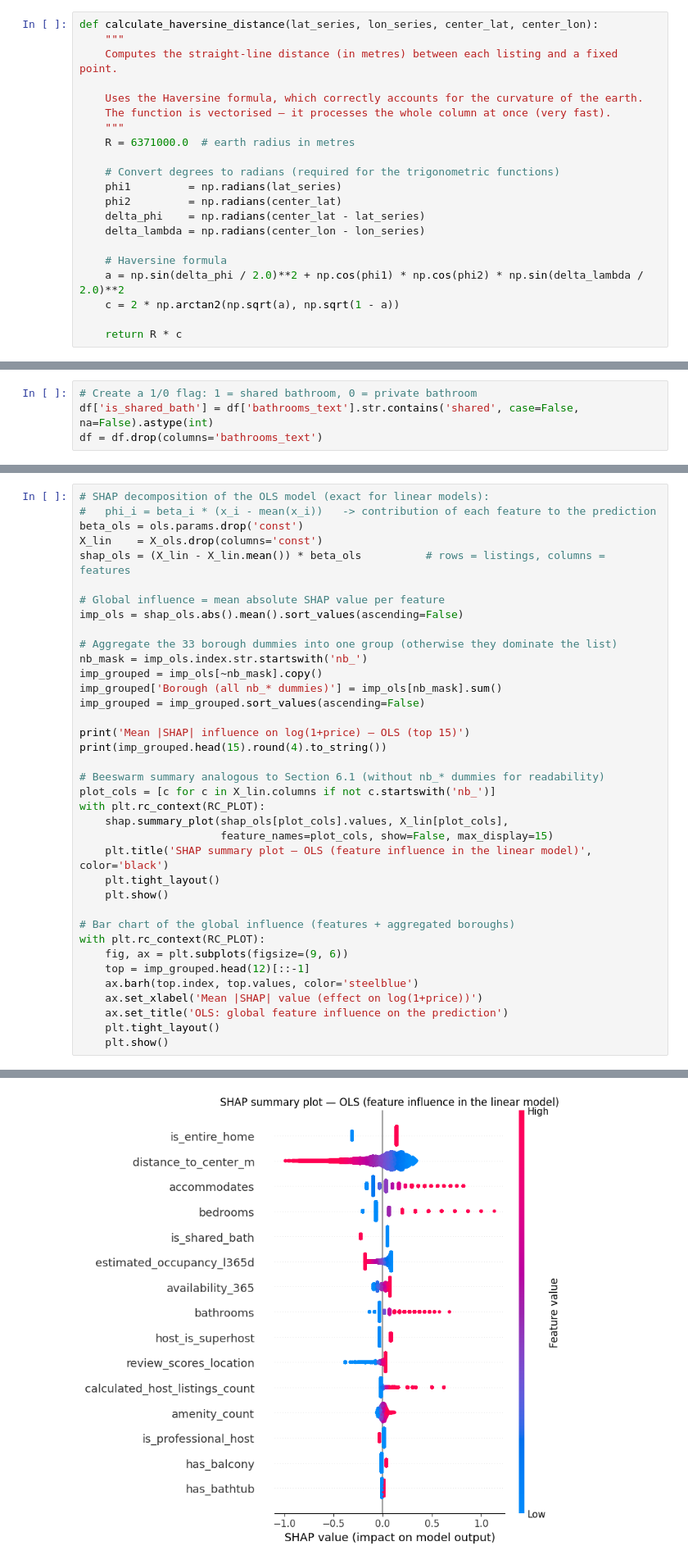
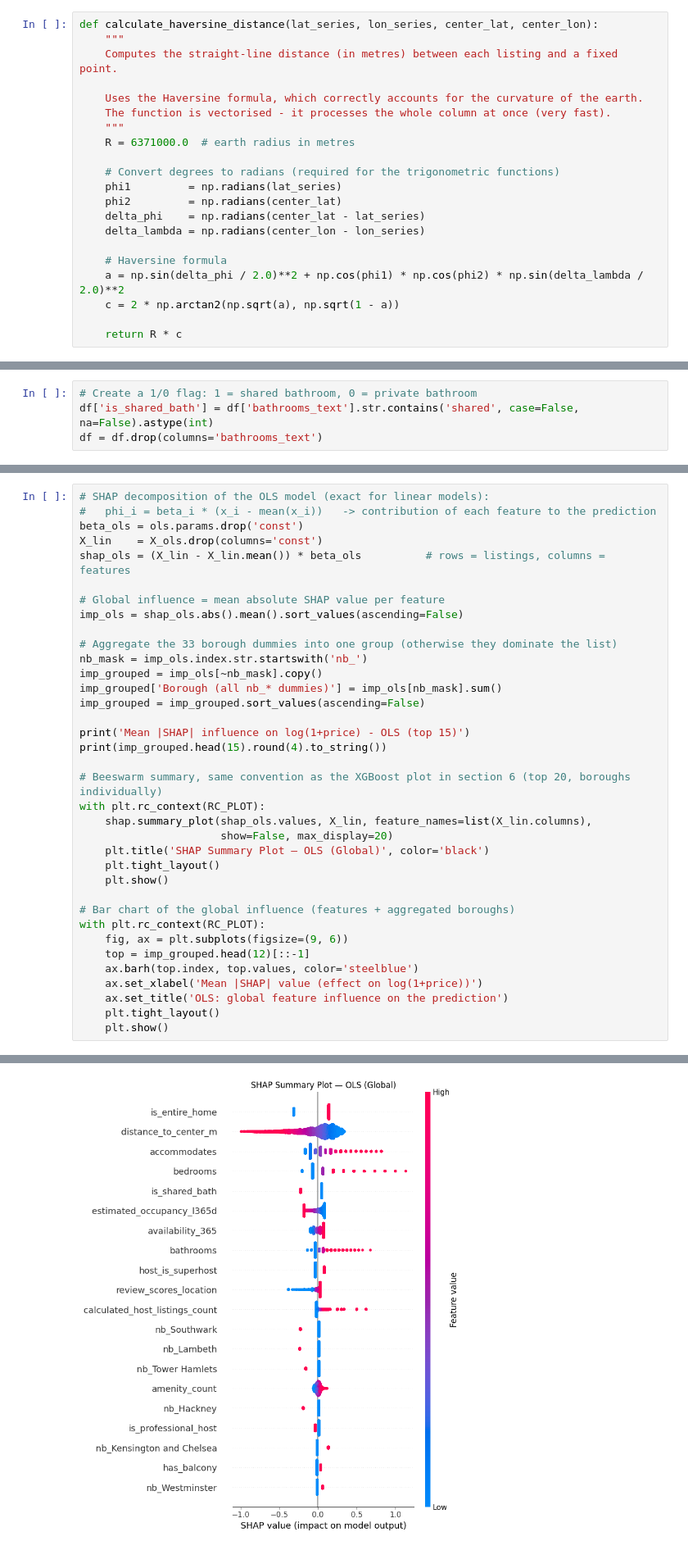
Before and after one commit to pa19duxu/AirbnbPrices, a Jupyter notebook: Code/Combined_Analysis.ipynb, the cells around one changed output, grey strips where cells are left out. Shown at 82% size. Drawn from its saved outputs; the diff is of its cells as text.

```diff
--- a/Code/Combined_Analysis.ipynb
+++ b/Code/Combined_Analysis.ipynb
@@ -153,7 +153,7 @@ def calculate_haversine_distance(lat_series, lon_series, center_lat, center_lon)
     Computes the straight-line distance (in metres) between each listing and a fixed point.
 
     Uses the Haversine formula, which correctly accounts for the curvature of the earth.
-    The function is vectorised — it processes the whole column at once (very fast).
+    The function is vectorised - it processes the whole column at once (very fast).
     """
     R = 6371000.0  # earth radius in metres
 
@@ -662,15 +662,14 @@ imp_grouped = imp_ols[~nb_mask].copy()
 imp_grouped['Borough (all nb_* dummies)'] = imp_ols[nb_mask].sum()
 imp_grouped = imp_grouped.sort_values(ascending=False)
 
-print('Mean |SHAP| influence on log(1+price) — OLS (top 15)')
+print('Mean |SHAP| influence on log(1+price) - OLS (top 15)')
 print(imp_grouped.head(15).round(4).to_string())
 
-# Beeswarm summary analogous to Section 6.1 (without nb_* dummies for readability)
-plot_cols = [c for c in X_lin.columns if not c.startswith('nb_')]
+# Beeswarm summary, same convention as the XGBoost plot in section 6 (top 20, boroughs individually)
 with plt.rc_context(RC_PLOT):
-    shap.summary_plot(shap_ols[plot_cols].values, X_lin[plot_cols],
-                      feature_names=plot_cols, show=False, max_display=15)
-    plt.title('SHAP summary plot — OLS (feature influence in the linear model)', color='black')
+    shap.summary_plot(shap_ols.values, X_lin, feature_names=list(X_lin.columns),
+                      show=False, max_display=20)
+    plt.title('SHAP Summary Plot — OLS (Global)', color='black')
     plt.tight_layout()
     plt.show()
 
@@ -688,19 +687,19 @@ Mean |SHAP| influence on log(1+price) — OLS (top 15)
 Borough (all nb_* dummies)        0.2508
 is_entire_home                    0.1935
 distance_to_center_m              0.1777
 accommodates                      0.1096
 bedrooms                          0.0982
 is_shared_bath                    0.0790
 estimated_occupancy_l365d         0.0737
 availability_365                  0.0492
 bathrooms                         0.0478
 host_is_superhost                 0.0472
 review_scores_location            0.0257
 calculated_host_listings_count    0.0253
 amenity_count                     0.0216
 is_professional_host              0.0197
 has_balcony                       0.0182
-[figure, old version]
+[figure, new version]
 [figure]
 # %% [markdown]
 ### 4.2 Decomposing the amenity effect
```
Also changed, not shown: parts of 40 cells of this notebook, 1 other file.
